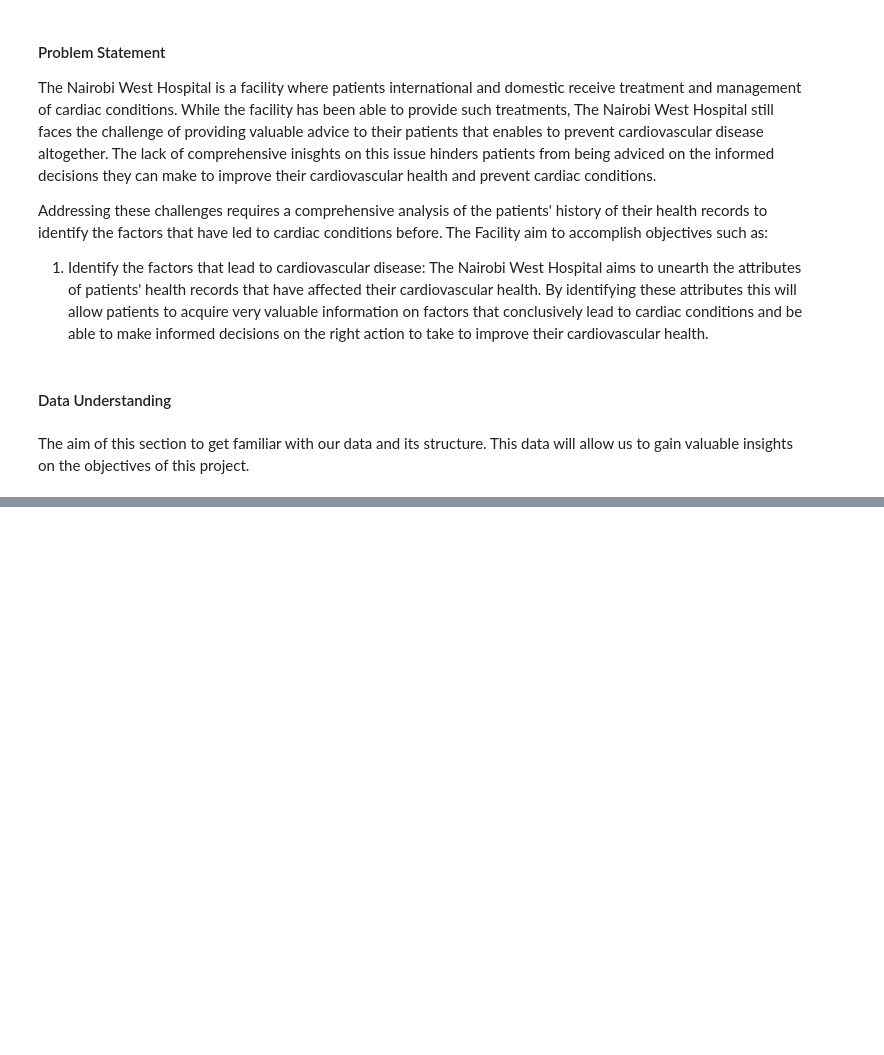
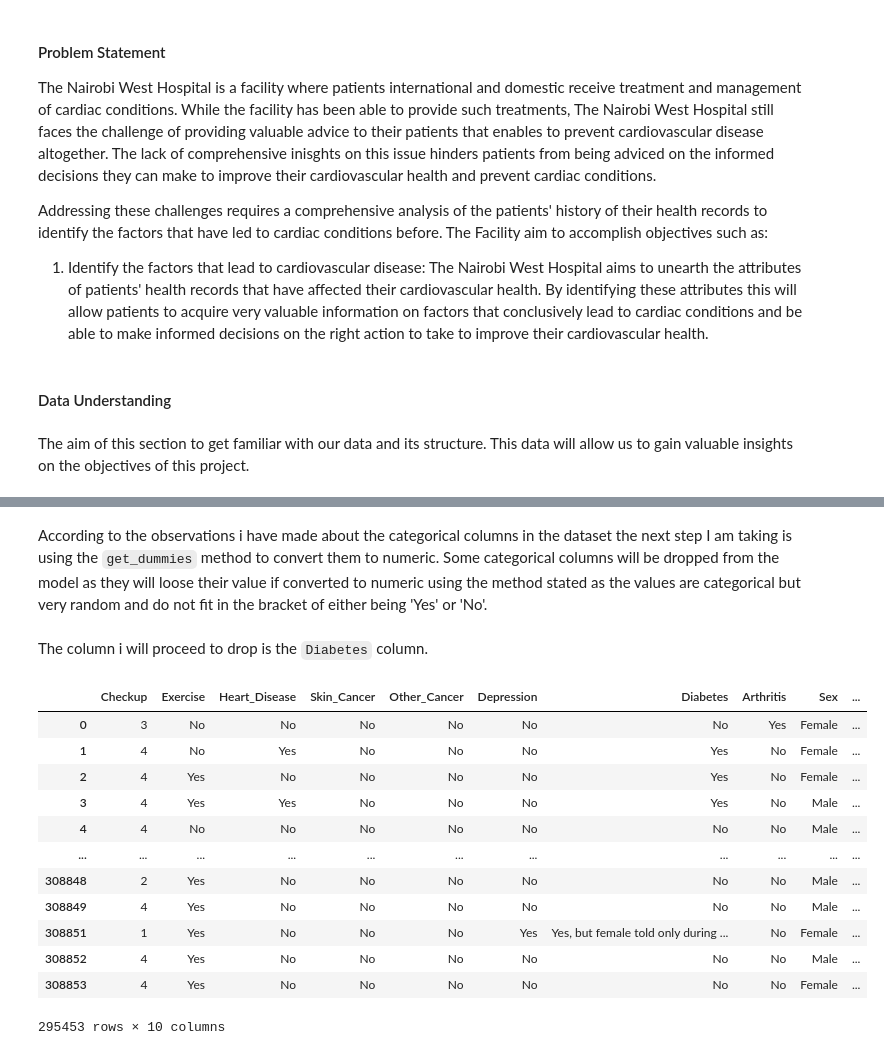
Before and after one commit to valarythairu/dsc-phase-3-project, a Jupyter notebook: index.ipynb, the cells around one changed output, grey strips where cells are left out. Drawn from its saved outputs; the diff is of its cells as text; code cells hidden in the pictures; blank space fills up the shorter version.

```diff
--- a/index.ipynb
+++ b/index.ipynb
@@ -41,0 +212,6 @@ df
+# %%
+# Lets start replacing values of the Age_Category column data
+replacement_dict = {'18-24':1,'25-29':2,'30-34':3,'35-39':4,'40-44':5,'45-49':6,'50-54':7,'55-59':8,'60-64':9,'65-69':10,
+'70-74':11,'75-79':12,'80+':13}
+new_data['Age_Category'] =  new_data['Age_Category'].replace(replacement_dict)
+new_data
@@ -41,0 +238,4 @@ df
+# %%
+replacement_dict2 = {'Poor':1,'Fair':2,'Good':3,'Very Good':4,'Excellent':5}
+new_data['General_Health'] =  new_data['General_Health'].replace(replacement_dict2)
+new_data
@@ -41,0 +258,2 @@ df
+# %%
+cat_columns = new_data.select_dtypes(include=['object']).columns.tolist()
@@ -41,0 +277,5 @@ df
+# %%
+replacement_dict3 = {'Within the past 2 years':3,'Within the past year':4,'5 or more years ago':1,
+'Within the past 5 years':2,'Never':0}
+new_data['Checkup'] =  new_data['Checkup'].replace(replacement_dict3)
+new_data
@@ -41,0 +296,20 @@ df
+# %% [markdown]
+According to the observations i have made about the categorical columns in the dataset the next step I am taking is using the `get_dummies` method to convert them to numeric. Some categorical columns will be dropped from the model as they will loose their value if converted to numeric using the method stated as the values are categorical but very random and do not fit in the bracket of either being 'Yes' or 'No'.
+# %% [markdown]
+The column i will proceed to drop is the `Diabetes` column.
+# %%
+new_data[cat_columns]
+# %% [output]
+|  | Checkup | Exercise | Heart_Disease | Skin_Cancer | Other_Cancer | Depression | Diabetes | Arthritis | Sex | ... |
+| 0 | 3 | No | No | No | No | No | No | Yes | Female | ... |
+| 1 | 4 | No | Yes | No | No | No | Yes | No | Female | ... |
+| 2 | 4 | Yes | No | No | No | No | Yes | No | Female | ... |
+| 3 | 4 | Yes | Yes | No | No | No | Yes | No | Male | ... |
+| 4 | 4 | No | No | No | No | No | No | No | Male | ... |
+| ... | ... | ... | ... | ... | ... | ... | ... | ... | ... | ... |
+| 308848 | 2 | Yes | No | No | No | No | No | No | Male | ... |
+| 308849 | 4 | Yes | No | No | No | No | No | No | Male | ... |
+| 308851 | 1 | Yes | No | No | No | Yes | Yes, but female told only during ... | No | Female | ... |
+| 308852 | 4 | Yes | No | No | No | No | No | No | Male | ... |
+| 308853 | 4 | Yes | No | No | No | No | No | No | Female | ... |
+295453 rows × 10 columns
```
Also changed, not shown: parts of 33 cells of this notebook.
